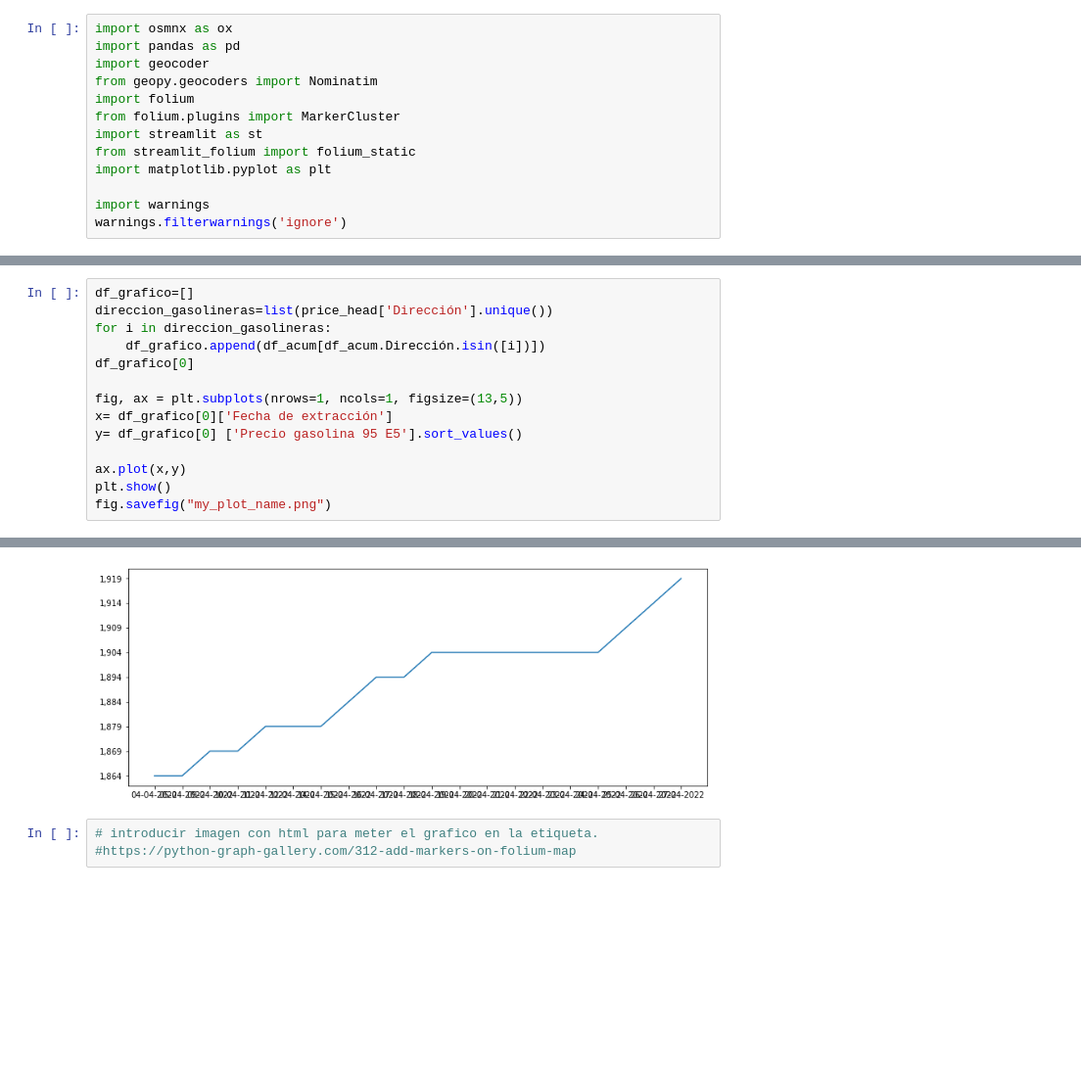
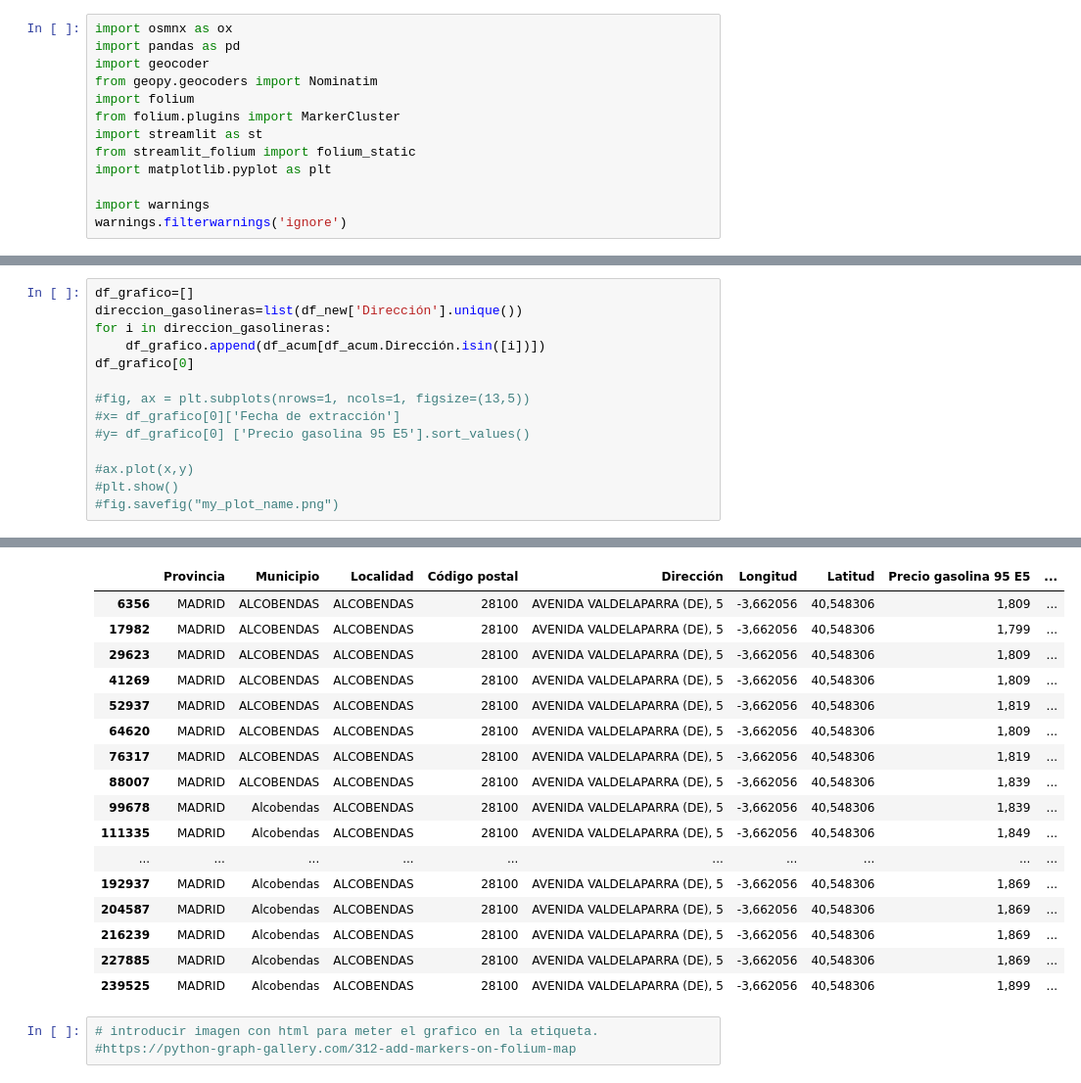
Before and after one commit to abarrasa/Final-Project, a Jupyter notebook: Visualización definitiva.ipynb, the cells around one changed output, grey strips where cells are left out. Shown at 98% size. Drawn from its saved outputs; the diff is of its cells as text; blank space fills up the shorter version.

```diff
--- a/Visualización definitiva.ipynb
+++ b/Visualización definitiva.ipynb
@@ -102,15 +81,15 @@ ubi_actual(price_head)
 # %%
 df_grafico=[]
-direccion_gasolineras=list(price_head['Dirección'].unique())
+direccion_gasolineras=list(df_new['Dirección'].unique())
 for i in direccion_gasolineras:
     df_grafico.append(df_acum[df_acum.Dirección.isin([i])])
 df_grafico[0]
 
-fig, ax = plt.subplots(nrows=1, ncols=1, figsize=(13,5))
-x= df_grafico[0]['Fecha de extracción']
-y= df_grafico[0] ['Precio gasolina 95 E5'].sort_values()
+#fig, ax = plt.subplots(nrows=1, ncols=1, figsize=(13,5))
+#x= df_grafico[0]['Fecha de extracción']
+#y= df_grafico[0] ['Precio gasolina 95 E5'].sort_values()
 
-ax.plot(x,y)
-plt.show()
-fig.savefig("my_plot_name.png")
+#ax.plot(x,y)
+#plt.show()
+#fig.savefig("my_plot_name.png")
 # %% [output]
@@ -121,4 +96,20 @@ fig.savefig("my_plot_name.png")
-[figure, removed]
+|  | Provincia | Municipio | Localidad | Código postal | Dirección | Longitud | Latitud | Precio gasolina 95 E5 | ... |
+| 6356 | MADRID | ALCOBENDAS | ALCOBENDAS | 28100 | AVENIDA VALDELAPARRA (DE), 5 | -3,662056 | 40,548306 | 1,809 | ... |
+| 17982 | MADRID | ALCOBENDAS | ALCOBENDAS | 28100 | AVENIDA VALDELAPARRA (DE), 5 | -3,662056 | 40,548306 | 1,799 | ... |
+| 29623 | MADRID | ALCOBENDAS | ALCOBENDAS | 28100 | AVENIDA VALDELAPARRA (DE), 5 | -3,662056 | 40,548306 | 1,809 | ... |
+| 41269 | MADRID | ALCOBENDAS | ALCOBENDAS | 28100 | AVENIDA VALDELAPARRA (DE), 5 | -3,662056 | 40,548306 | 1,809 | ... |
+| 52937 | MADRID | ALCOBENDAS | ALCOBENDAS | 28100 | AVENIDA VALDELAPARRA (DE), 5 | -3,662056 | 40,548306 | 1,819 | ... |
+| 64620 | MADRID | ALCOBENDAS | ALCOBENDAS | 28100 | AVENIDA VALDELAPARRA (DE), 5 | -3,662056 | 40,548306 | 1,809 | ... |
+| 76317 | MADRID | ALCOBENDAS | ALCOBENDAS | 28100 | AVENIDA VALDELAPARRA (DE), 5 | -3,662056 | 40,548306 | 1,819 | ... |
+| 88007 | MADRID | ALCOBENDAS | ALCOBENDAS | 28100 | AVENIDA VALDELAPARRA (DE), 5 | -3,662056 | 40,548306 | 1,839 | ... |
+| 99678 | MADRID | Alcobendas | ALCOBENDAS | 28100 | AVENIDA VALDELAPARRA (DE), 5 | -3,662056 | 40,548306 | 1,839 | ... |
+| 111335 | MADRID | Alcobendas | ALCOBENDAS | 28100 | AVENIDA VALDELAPARRA (DE), 5 | -3,662056 | 40,548306 | 1,849 | ... |
+| ... | ... | ... | ... | ... | ... | ... | ... | ... | ... |
+| 192937 | MADRID | Alcobendas | ALCOBENDAS | 28100 | AVENIDA VALDELAPARRA (DE), 5 | -3,662056 | 40,548306 | 1,869 | ... |
+| 204587 | MADRID | Alcobendas | ALCOBENDAS | 28100 | AVENIDA VALDELAPARRA (DE), 5 | -3,662056 | 40,548306 | 1,869 | ... |
+| 216239 | MADRID | Alcobendas | ALCOBENDAS | 28100 | AVENIDA VALDELAPARRA (DE), 5 | -3,662056 | 40,548306 | 1,869 | ... |
+| 227885 | MADRID | Alcobendas | ALCOBENDAS | 28100 | AVENIDA VALDELAPARRA (DE), 5 | -3,662056 | 40,548306 | 1,869 | ... |
+| 239525 | MADRID | Alcobendas | ALCOBENDAS | 28100 | AVENIDA VALDELAPARRA (DE), 5 | -3,662056 | 40,548306 | 1,899 | ... |
 # %%
 # introducir imagen con html para meter el grafico en la etiqueta.
 #https://python-graph-gallery.com/312-add-markers-on-folium-map
```
Also changed, not shown: parts of 17 cells of this notebook, 9 other files.
